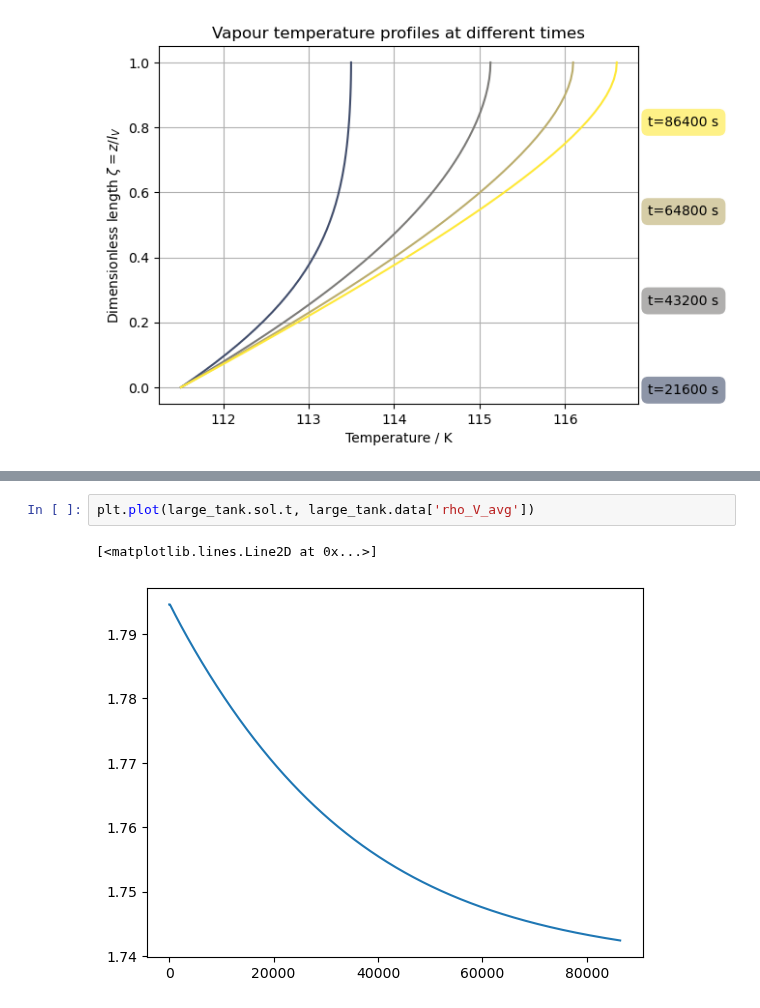
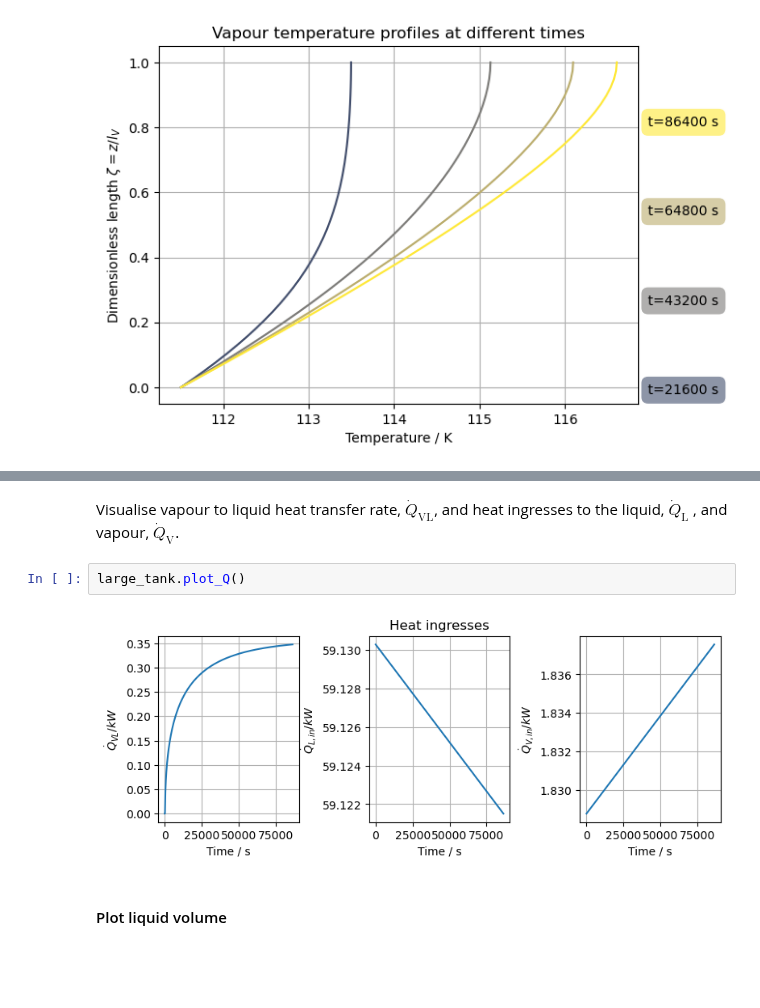
Before and after one commit to felipehuerta17/CryoEvap, a Jupyter notebook: notebooks/isobaric_LH2.ipynb, the cells around one changed output, grey strips where cells are left out. Cells and saved outputs as stored; diff of their text form; blank space fills up the shorter version.

Commit message:
feat: all plots
Plots to visualise all reconstructed variables to support practitioner engineers in decision making

```diff
--- a/notebooks/isobaric_LH2.ipynb
+++ b/notebooks/isobaric_LH2.ipynb
@@ -206,5 +130,8 @@ plt.plot(large_tank.data['drho_V_avg'])
-# %%
-plt.plot(large_tank.sol.t, large_tank.data['rho_V_avg'])
-# %% [output]
-[<matplotlib.lines.Line2D at 0x...>]
-[figure, removed]
+# %% [markdown]
+Visualise vapour to liquid heat transfer rate, $\dot{Q}_{\text{VL}}$, and heat ingresses to the liquid,  $\dot{Q}_{\text{L}}$ , and vapour,  $\dot{Q}_{\text{V}}$.
+# %%
+large_tank.plot_Q()
+# %% [output]
+[figure, added]
+# %% [markdown]
+#### Plot liquid volume
```
Also changed, not shown: parts of 12 cells of this notebook, 3 other files.
